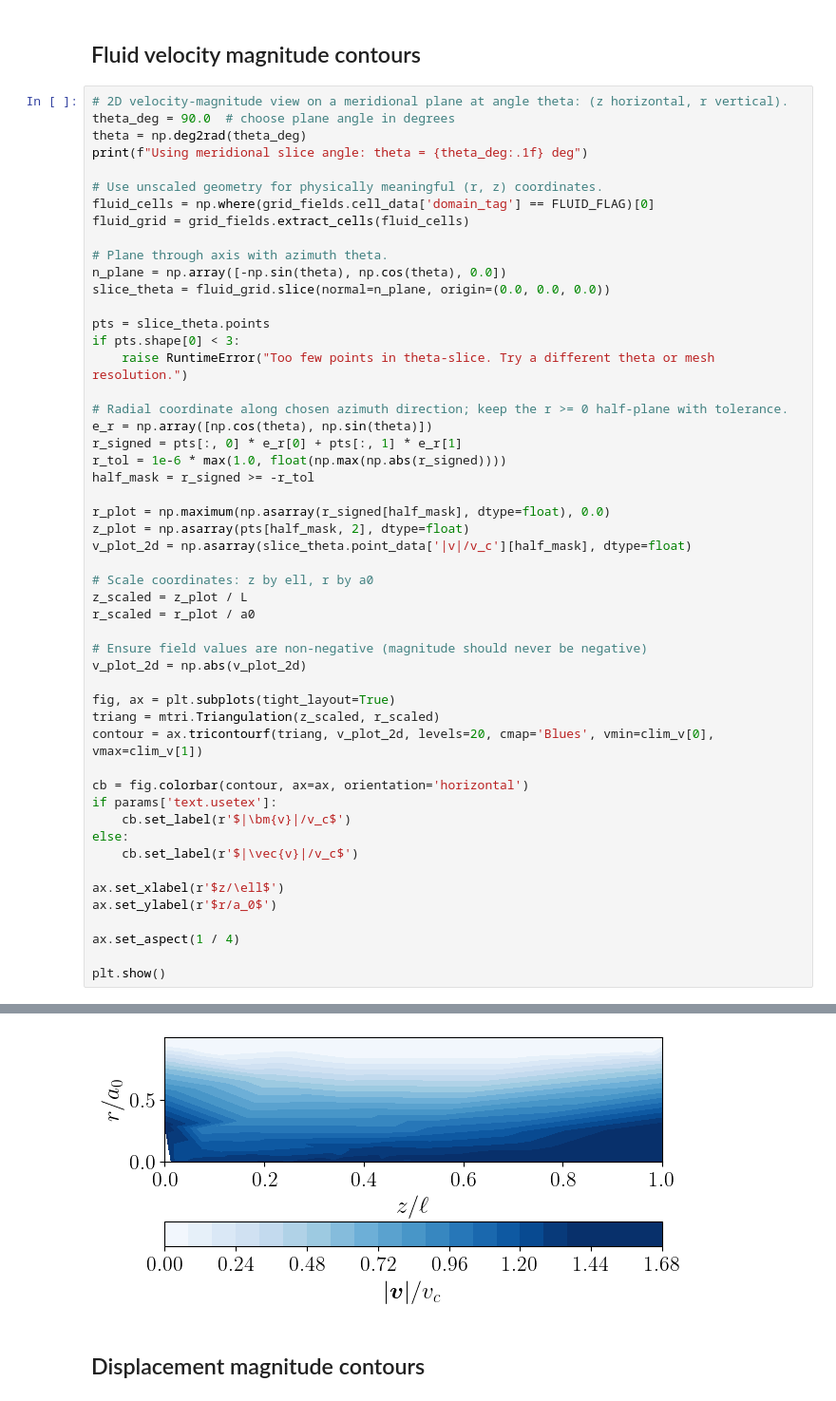
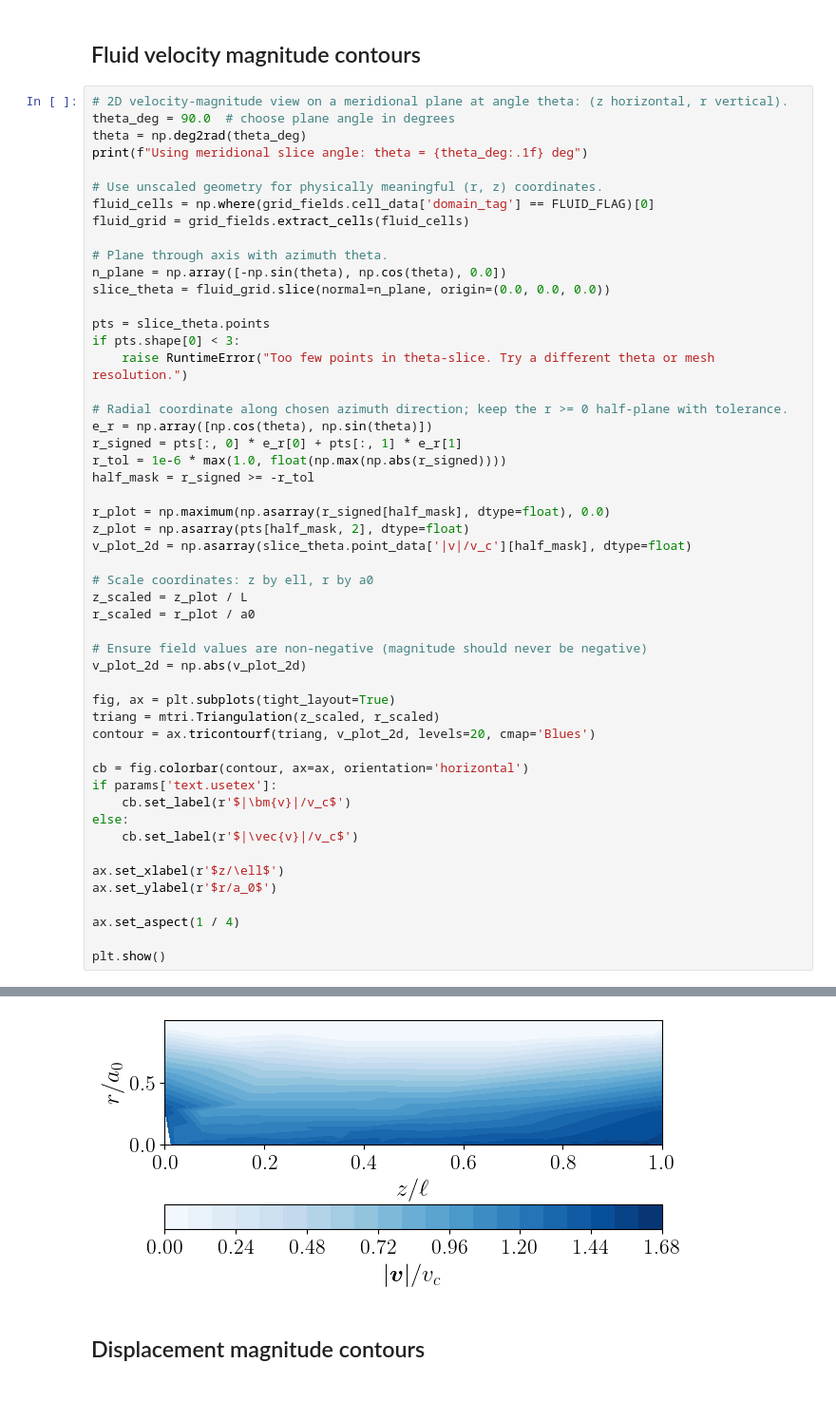
Before and after one commit to ichristov/soft-hydraulic-ale-fsi, a Jupyter notebook: ALE-FSIx_3D_tapered_steady.ipynb, the cells around one changed output, grey strips where cells are left out. Shown at 95% size. Drawn from its saved outputs; the diff is of its cells as text.

```diff
--- a/ALE-FSIx_3D_tapered_steady.ipynb
+++ b/ALE-FSIx_3D_tapered_steady.ipynb
@@ -1513,35 +1498,35 @@ r_tol = 1e-6 * max(1.0, float(np.max(np.abs(r_signed))))
 half_mask = r_signed >= -r_tol
 
 r_plot = np.maximum(np.asarray(r_signed[half_mask], dtype=float), 0.0)
 z_plot = np.asarray(pts[half_mask, 2], dtype=float)
 v_plot_2d = np.asarray(slice_theta.point_data['|v|/v_c'][half_mask], dtype=float)
 
 # Scale coordinates: z by ell, r by a0
 z_scaled = z_plot / L
 r_scaled = r_plot / a0
 
 # Ensure field values are non-negative (magnitude should never be negative)
 v_plot_2d = np.abs(v_plot_2d)
 
 fig, ax = plt.subplots(tight_layout=True)
 triang = mtri.Triangulation(z_scaled, r_scaled)
-contour = ax.tricontourf(triang, v_plot_2d, levels=20, cmap='Blues', vmin=clim_v[0], vmax=clim_v[1])
+contour = ax.tricontourf(triang, v_plot_2d, levels=20, cmap='Blues')
 
 cb = fig.colorbar(contour, ax=ax, orientation='horizontal')
 if params['text.usetex']:
     cb.set_label(r'$|\bm{v}|/v_c$')
 else:
     cb.set_label(r'$|\vec{v}|/v_c$')
 
 ax.set_xlabel(r'$z/\ell$')
 ax.set_ylabel(r'$r/a_0$')
 
 ax.set_aspect(1 / 4)
 
 plt.show()
 # %% [output]
 Using meridional slice angle: theta = 90.0 deg
-[figure, old version]
+[figure, new version]
 # %% [markdown]
 ## Displacement magnitude contours
 # %%
```
Also changed, not shown: parts of 9 cells of this notebook.
